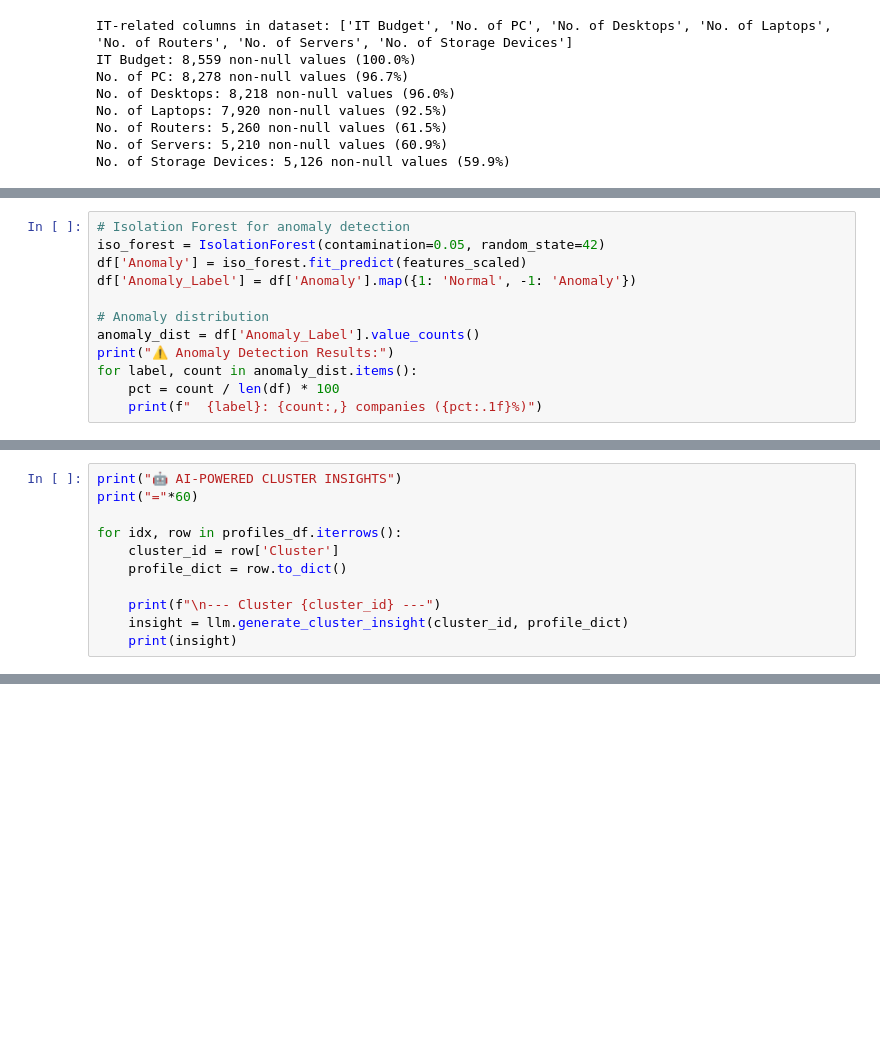
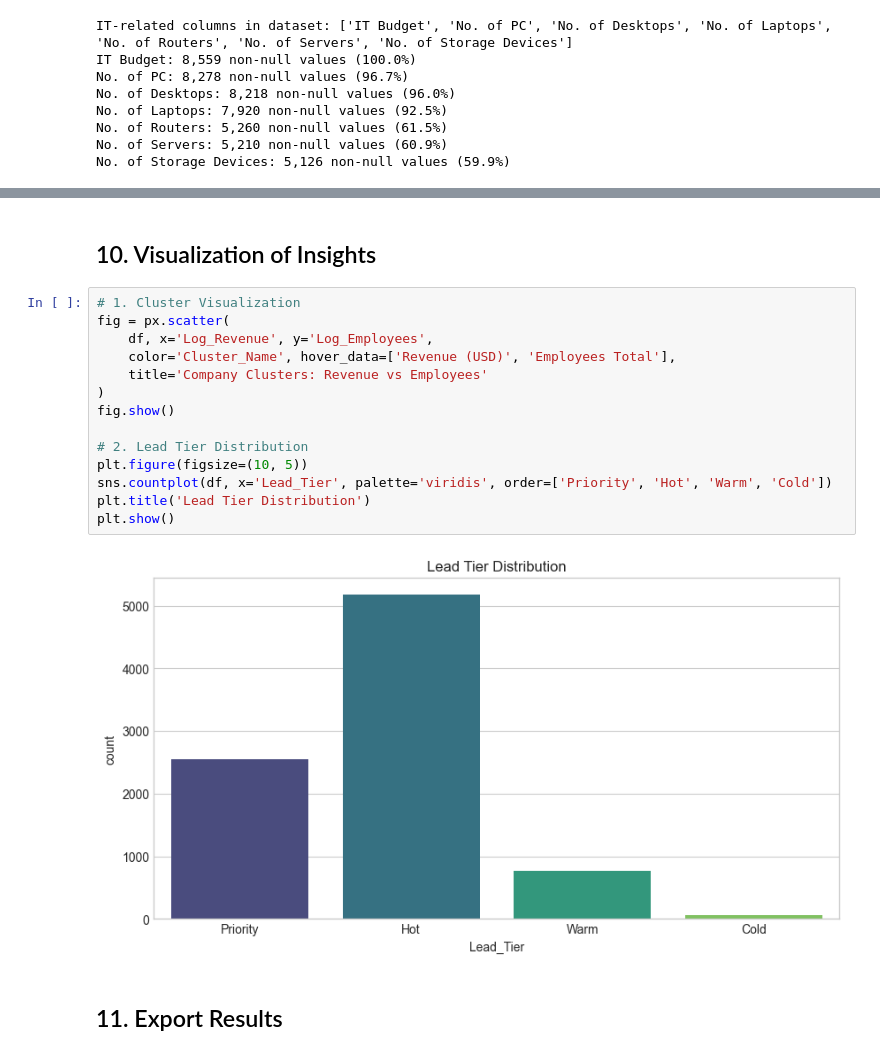
Before and after one commit to Alaneel/Data_Thon_Alan, a Jupyter notebook: company_intelligence_analysis.ipynb, the cells around one changed output, grey strips where cells are left out. Cells and saved outputs as stored; diff of their text form; blank space fills up the shorter version.

Commit message:
feat: Upgrade data preprocessing with KNN imputation, refine dynamic cluster naming, and add LLM-generated company action reports.

```diff
--- a/company_intelligence_analysis.ipynb
+++ b/company_intelligence_analysis.ipynb
@@ -894,12 +269,0 @@ plt.show()
-# %%
-# Isolation Forest for anomaly detection
-iso_forest = IsolationForest(contamination=0.05, random_state=42)
-df['Anomaly'] = iso_forest.fit_predict(features_scaled)
-df['Anomaly_Label'] = df['Anomaly'].map({1: 'Normal', -1: 'Anomaly'})
-
-# Anomaly distribution
-anomaly_dist = df['Anomaly_Label'].value_counts()
-print("⚠️ Anomaly Detection Results:")
-for label, count in anomaly_dist.items():
-    pct = count / len(df) * 100
-    print(f"  {label}: {count:,} companies ({pct:.1f}%)")
@@ -1175,11 +269,0 @@ llm = CompanyInsightGenerator()
-# %%
-print("🤖 AI-POWERED CLUSTER INSIGHTS")
-print("="*60)
-
-for idx, row in profiles_df.iterrows():
-    cluster_id = row['Cluster']
-    profile_dict = row.to_dict()
-
-    print(f"\n--- Cluster {cluster_id} ---")
-    insight = llm.generate_cluster_insight(cluster_id, profile_dict)
-    print(insight)
@@ -1225,0 +549,20 @@ Error comparing companies: 403 Your API key was reported as leaked. Please use a
+# %% [markdown]
+## 10. Visualization of Insights
+# %%
+# 1. Cluster Visualization
+fig = px.scatter(
+    df, x='Log_Revenue', y='Log_Employees',
+    color='Cluster_Name', hover_data=['Revenue (USD)', 'Employees Total'],
+    title='Company Clusters: Revenue vs Employees'
+)
+fig.show()
+
+# 2. Lead Tier Distribution
+plt.figure(figsize=(10, 5))
+sns.countplot(df, x='Lead_Tier', palette='viridis', order=['Priority', 'Hot', 'Warm', 'Cold'])
+plt.title('Lead Tier Distribution')
+plt.show()
+# %% [output]
+[figure, added]
+# %% [markdown]
+## 11. Export Results
```
Also changed, not shown: parts of 66 cells of this notebook, 2 other files.
